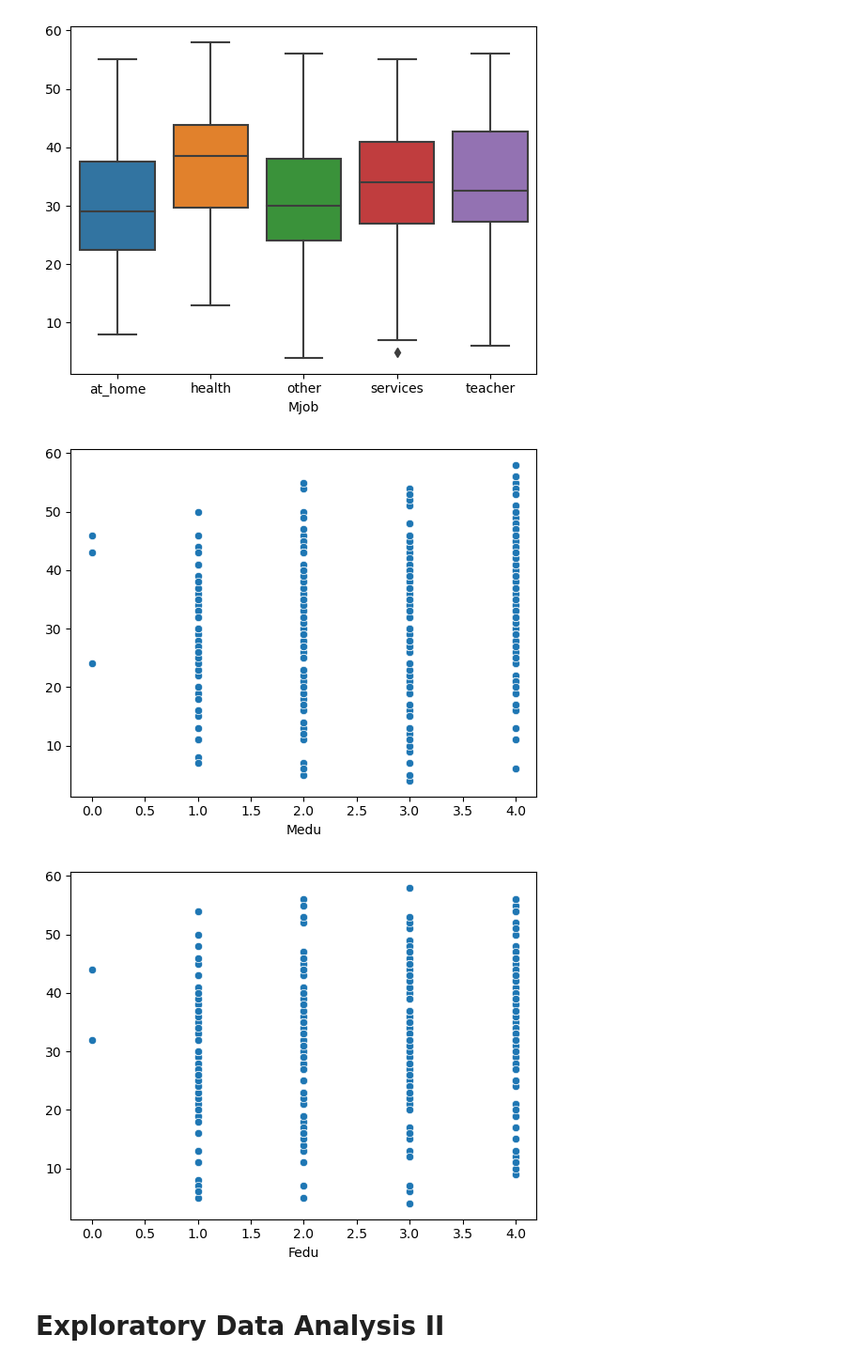
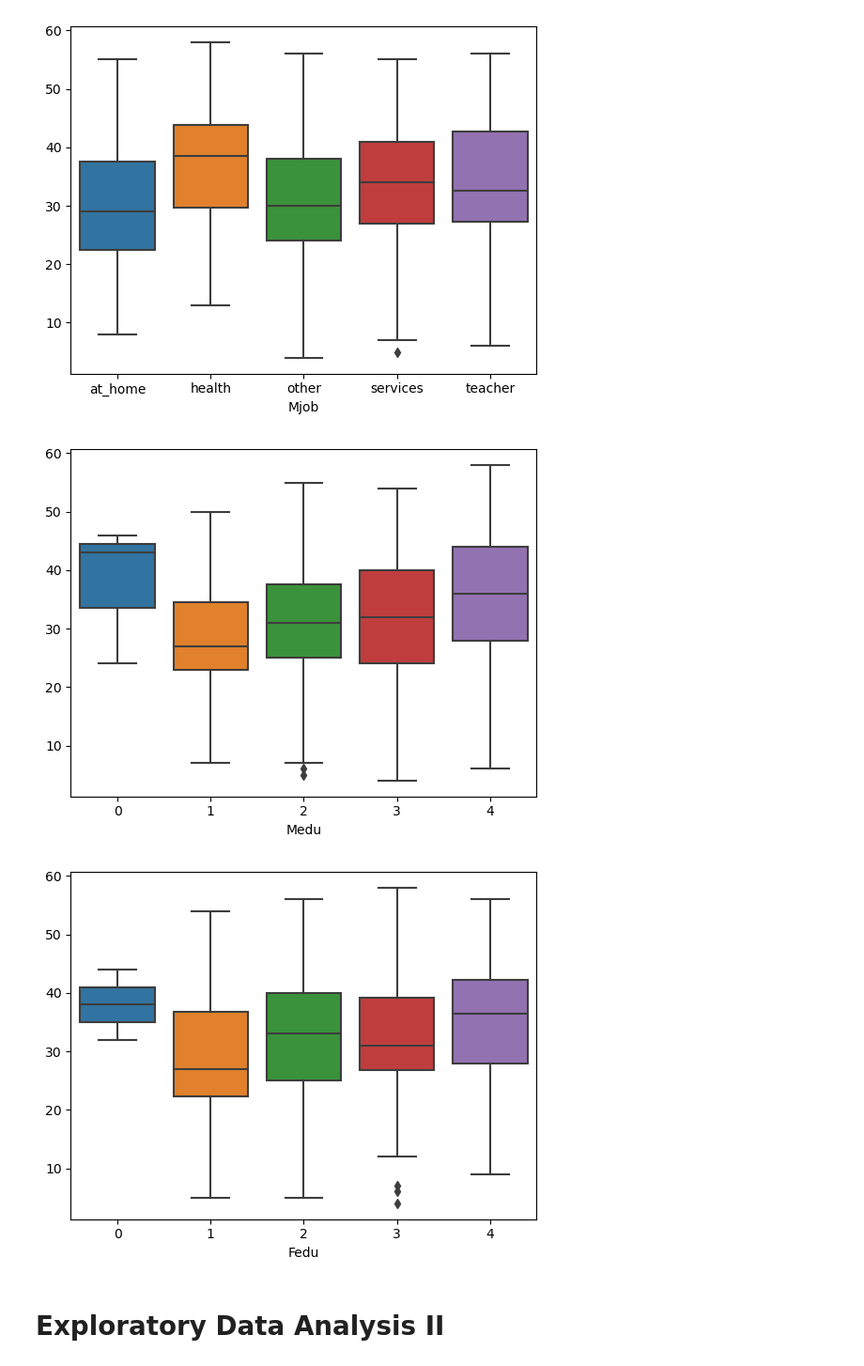
Before and after one commit to cshields164/end-of-phase1-project, a Jupyter notebook: code/01explore_m.ipynb, the cells around one changed output. Shown at 94% size. Drawn from its saved outputs; the diff is of its cells as text; code cells hidden in the pictures.

```diff
--- a/code/01explore_m.ipynb
+++ b/code/01explore_m.ipynb
@@ -248,14 +248,14 @@ sns.boxplot(data=df_m, y =m_grades, x = 'Mjob')
 <Axes: xlabel='Mjob'>
 [figure]
 # %%
-sns.scatterplot(data=df_m, x="Medu", y=m_grades)
+sns.boxplot(data=df_m, x="Medu", y=m_grades)
 plt.show()
 # %% [output]
-[figure, old version]
+[figure, new version]
 # %%
-sns.scatterplot(data=df_m, x="Fedu", y=m_grades)
+sns.boxplot(data=df_m, x="Fedu", y=m_grades)
 plt.show()
 # %% [output]
-[figure, old version]
+[figure, new version]
 # %% [markdown]
 # Exploratory Data Analysis II
```
Also changed, not shown: 5 other files.
